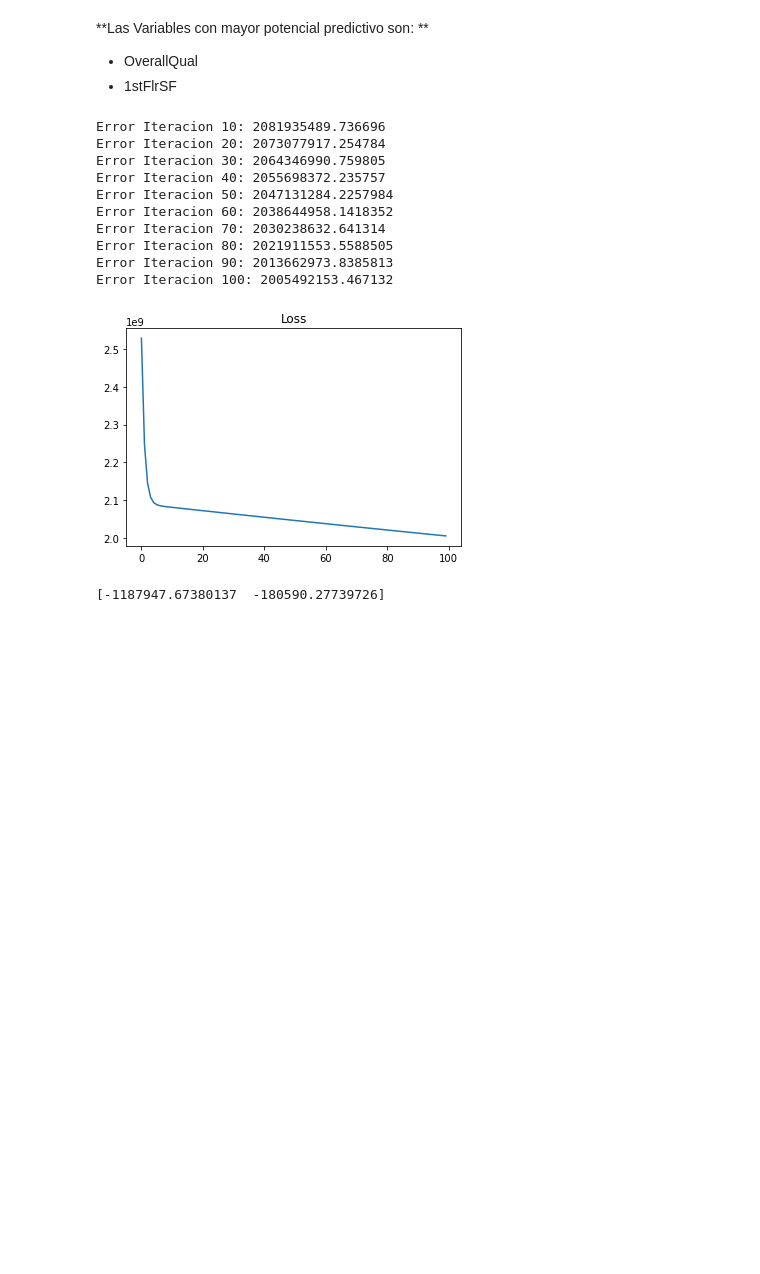
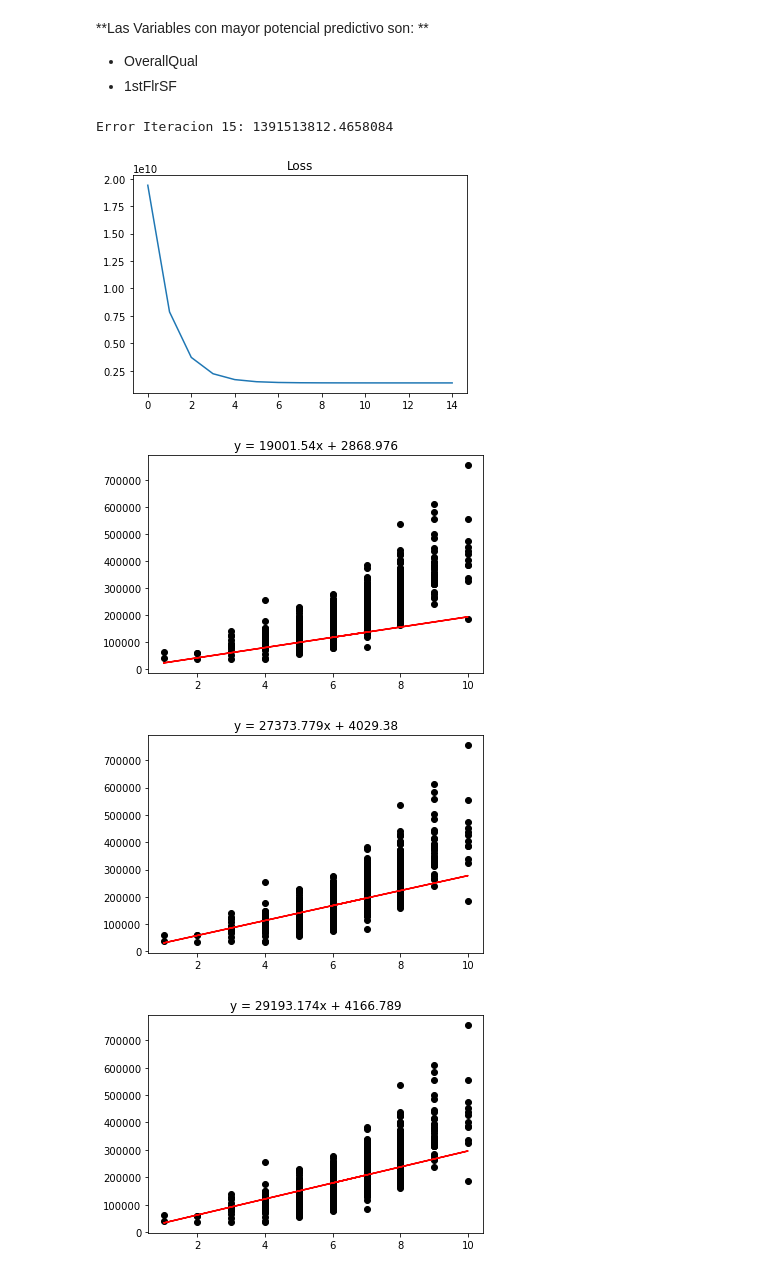
Before and after one commit to cesaraceytuno/PYTHON_DS, a Jupyter notebook: Proyecto/Proyecto.ipynb, the cells around one changed output. Drawn from its saved outputs; the diff is of its cells as text; code cells hidden in the pictures; blank space fills up the shorter version.

Commit message:
Adicion de grafica de errores por modelo y variable independiente

```diff
--- a/Proyecto/Proyecto.ipynb
+++ b/Proyecto/Proyecto.ipynb
@@ -111,7 +112,7 @@ def print_error(iteracion,error):
 
 def training_model(x, y, epochs, imprimir_error_cada, lr):
     matriz = np.hstack((x.reshape(x.size,1),np.ones((x.size,1))))
-    parametros = np.array([10000,100000])    #parametro_m, parametro_b
+    parametros = np.array([0,0])    #parametro_m, parametro_b
     modelos = {}
     errores = [] #cada elemento representa error en iteracion numero i+1
     for iteracion in range(1,epochs+1):
@@ -127,36 +128,36 @@ def training_model(x, y, epochs, imprimir_error_cada, lr):
             print_error(iteracion,error)
 
     return modelos, errores
+
+def plot_error(errores):
+    fig = plt.figure()
+    ax = fig.add_subplot(1,1,1)
+    ax.plot(errores)
+    ax.set_title('Loss')
+    plt.show()
+
+def plot_model(modelos,n,x):
+    for i in modelos:
+        if i%n==0:
+            m, b = modelos.get(i)
+            yhat = m*x+b
+            fig = plt.figure()
+            ax = fig.add_subplot(1,1,1)
+            ax.scatter(x,y,color='black')
+            ax.plot(x,yhat,color='red')
+            ax.set_title('y = ' + str(round(m,3)) + 'x + ' + str(round(b,3)))
+            plt.show()
-# %%
-def plot_error(errores):
-    fig = plt.figure()
-    ax = fig.add_subplot(1,1,1)
-    ax.plot(errores)
-    ax.set_title('Loss')
-    plt.show()
-modelos, errores = training_model(training_set[:,1],training_set[:,0],100,10,0.01)
-plot_error(errores)
-# %% [output]
-Error Iteracion 10: 2081935489.736696
-Error Iteracion 20: 2073077917.254784
-Error Iteracion 30: 2064346990.759805
-Error Iteracion 40: 2055698372.235757
-Error Iteracion 50: 2047131284.2257984
-Error Iteracion 60: 2038644958.1418352
-Error Iteracion 70: 2030238632.641314
-Error Iteracion 80: 2021911553.5588505
-Error Iteracion 90: 2013662973.8385813
-Error Iteracion 100: 2005492153.467132
-[figure, removed]
-# %%
-x = training_set[:,1]
-y = training_set[:,0]
-parametros = np.array([0,0])
-x = x.reshape(x.size,1)
-unos = np.ones((x.size,1))
-matriz = np.hstack((x,unos))
-yhat = np.matmul(matriz,parametros)
-#np.mean(np.power(y-yhat,2))/2
-print(np.matmul((yhat-y),matriz)/x.size)
-# %% [output]
-[-1187947.67380137  -180590.27739726]
+# %%
+x = training_set[:,1]
+y = training_set[:,0]
+
+modelos, errores = training_model(training_set[:,1],training_set[:,0],15,15,0.01)
+plot_error(errores)
+plot_model(modelos,3,x)
+modelo_manual_OverallQual = modelos.get(len(modelos.keys()))
+# %% [output]
+Error Iteracion 15: 1391513812.4658084
+[figure, added]
+[figure, added]
+[figure, added]
+[figure, added]
```
Also changed, not shown: parts of 7 cells of this notebook.
